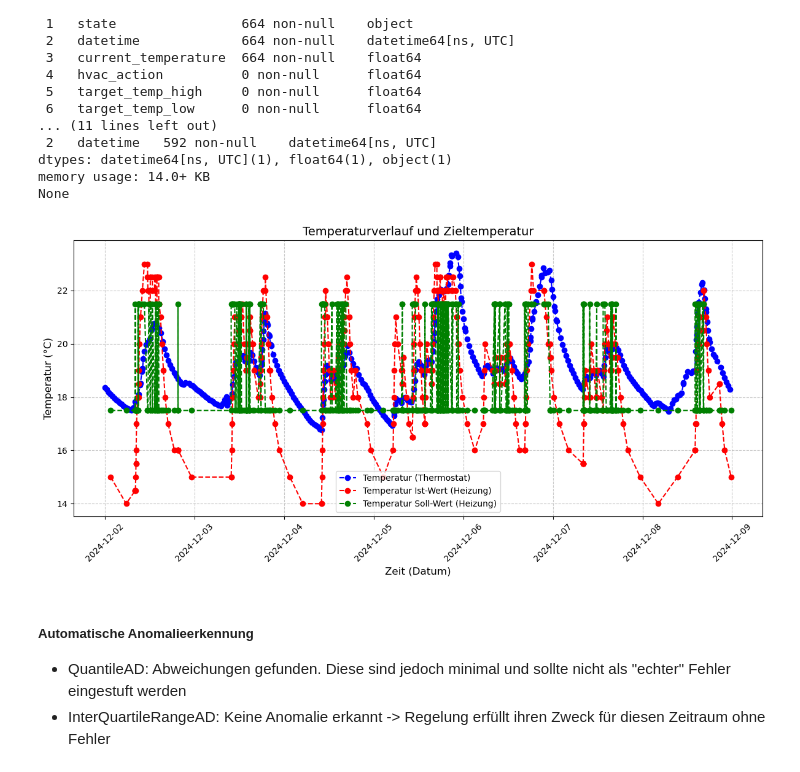
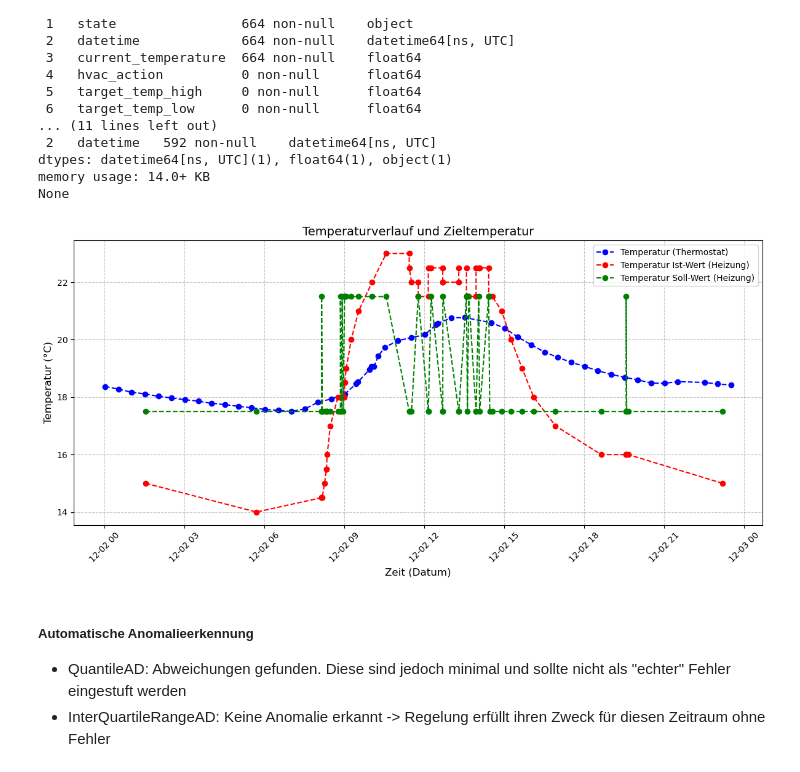
Before and after one commit to ddening/ambient-assisted-living, a Jupyter notebook: src/smart_home.ipynb, the cells around one changed output. Cells and saved outputs as stored; diff of their text form; code cells hidden in the pictures.

```diff
--- a/src/smart_home.ipynb
+++ b/src/smart_home.ipynb
@@ -113,7 +113,7 @@ None
 # %%
 # Define the date and time ranges
 start_time = "2024-12-02 00:00:00"
-end_time = "2024-12-08 23:59:59"
+end_time = "2024-12-02 23:59:59"
 
 # Filtern der Daten nach dem angegebenen Zeitraum
 df_heater_filtered = df_heater.copy()
@@ -151,34 +151,34 @@ plt.plot(
     label="Temperatur Ist-Wert (Heizung)",
 )
 
 # Temperatur-Daten (Heizung) plotten
 plt.plot(
     df_heater_filtered["datetime"],
     df_heater_filtered["temperature"],
     marker="o",
     linestyle="--",
     color="green",
     label="Temperatur Soll-Wert (Heizung)",
 )
 
 # Achsentitel und Diagrammtitel hinzufügen
 plt.xlabel("Zeit (Datum)", fontsize=12)
 plt.ylabel("Temperatur (°C)", fontsize=12)
 plt.title(f"Temperaturverlauf und Zieltemperatur", fontsize=14)  # für den {start_time.split(' ')[0]}
 
 # Extract unique time points for x-axis
 # time_points = df_thermostat_filtered["datetime"].apply(lambda t: t.strftime("%H:%M:%S.") + t.strftime("%f")[:2]).tolist()
 
 # Achsenformat anpassen
 plt.xticks(rotation=45)
 plt.grid(True, linestyle="--", alpha=0.7)
 plt.legend()
 
 # Diagramm anzeigen
 plt.tight_layout()
 plt.show()
 # %% [output]
-[figure, old version]
+[figure, new version]
 # %% [markdown]
 ##### Automatische Anomalieerkennung
 - QuantileAD: Abweichungen gefunden. Diese sind jedoch minimal und sollte nicht als "echter" Fehler eingestuft werden
```
Also changed, not shown: parts of 2 cells of this notebook.
